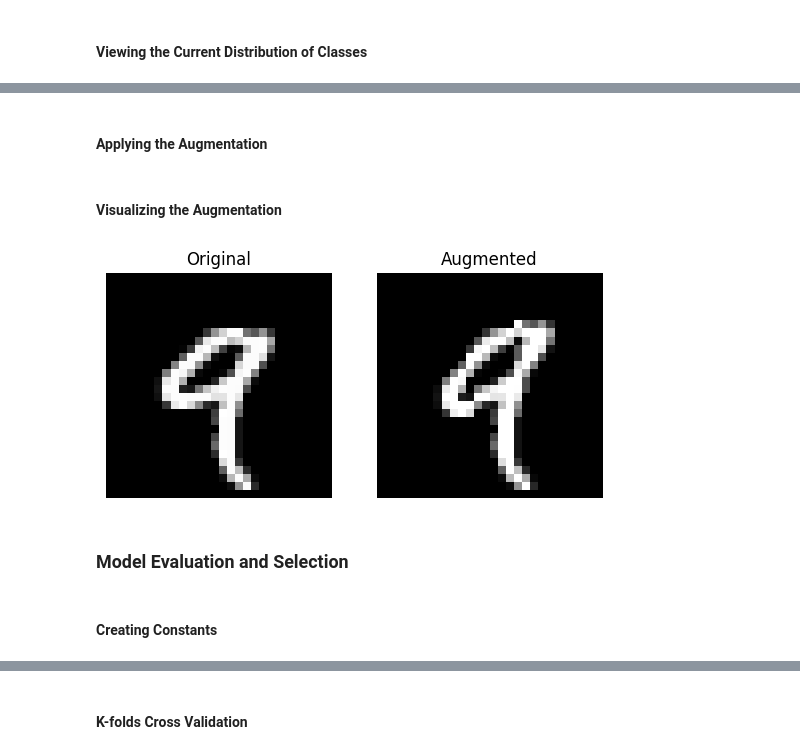
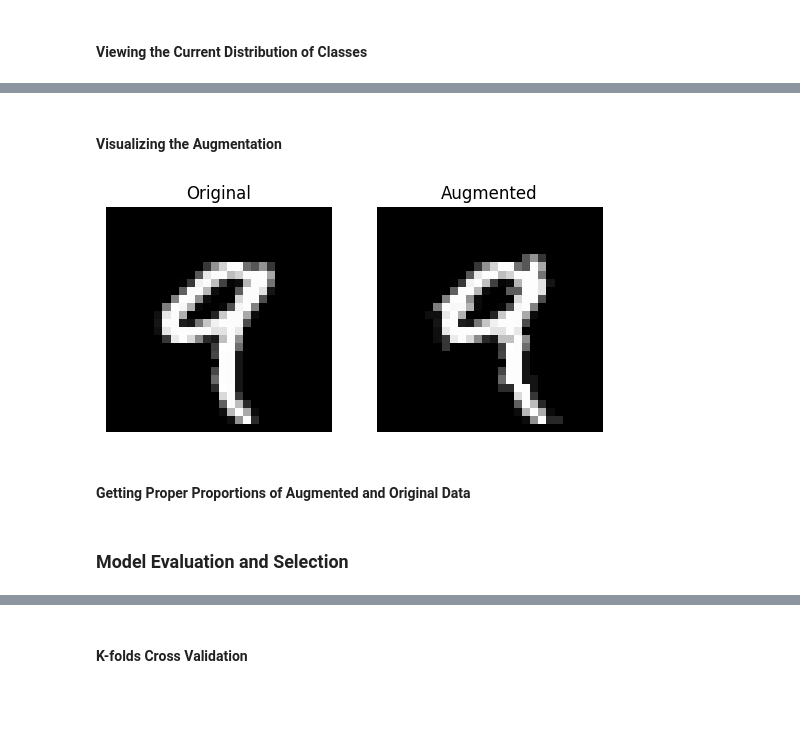
Before and after one commit to dariansal/deep-learning-mnist, a Jupyter notebook: notebooks/model-selection.ipynb, the cells around one changed output, grey strips where cells are left out. Drawn from its saved outputs; the diff is of its cells as text; code cells hidden in the pictures; blank space fills up the shorter version.

```diff
--- a/notebooks/model-selection.ipynb
+++ b/notebooks/model-selection.ipynb
@@ -37,7 +37,10 @@ class Hypers:
         self.hidden_one = hyper_dict['hidden_one']
         self.hidden_two = hyper_dict['hidden_two']
         self.n_slope = hyper_dict['n_slope']
+        self.augment = hyper_dict['augment']
+        self.prob_augment = hyper_dict['prob_augment']
 
+#can feed this into functions that need hypers
 hypers = Hypers('../config/hyperparameters.json')
 # %% [markdown]
 ### __The Model Blueprint__
@@ -105,0 +109,2 @@ norm_dataset = datasets.MNIST(root = '../data', train = True, download = False,
+# %%
+transform_norm, transform_aug = transformations(hypers.augment)
@@ -148,2 +172,0 @@ Test Accuracy for 5: 97.09%
-# %% [markdown]
-#### __Applying the Augmentation__
@@ -156,24 +173,33 @@ full_train_dataset = ConcatDataset([norm_dataset, aug_dataset])
 # %% [markdown]
 #### __Visualizing the Augmentation__
 # %%
-index = 4
+def side_by_side_plot(image1, image2, title1, title2):
+    plt.subplot(1, 2, 1)
+    plt.imshow(image1, cmap="grey")
+    plt.title(f'{title1}')
+    plt.axis("off")
 
-aug_image, label = aug_dataset[index]
-aug_image = aug_image.squeeze(0) #remove singleton dimension (provides no new info)
+    plt.subplot(1,2,2)
+    plt.title(f'{title2}')
+    plt.imshow(image2, cmap = "grey")
+    plt.axis("off")
 
-image, label = norm_dataset[index]
-image = image.squeeze(0) #remove singleton dimension (provides no new info)
+    plt.show()
 
-plt.subplot(1, 2, 1)
-plt.imshow(image, cmap="grey")
-plt.title("Original")
-plt.axis("off")
-
-plt.subplot(1,2,2)
-plt.title("Augmented")
-plt.imshow(aug_image, cmap = "grey")
-plt.axis("off")
-
-plt.show()
+def get_image(dataset, index):
+    image, __ = dataset[index]
+    return image.squeeze(0) #remove singleton batch_size dimension (provides no new info); now 2D (28x28) array
-# %% [output]
-[figure, removed]
+# %%
+#transformation applied on the fly when image accessed; every epoch sees dif versions of images
+norm_dataset = datasets.MNIST(root = '../data', train = True, download = False, transform = transform_norm) #true on Colab
+aug_dataset = datasets.MNIST(root = '../data', train = True, download = False, transform = transform_aug)
+
+index = 4
+norm_image = get_image(norm_dataset, index)
+aug_image = get_image(aug_dataset, index)
+
+side_by_side_plot(norm_image, aug_image, "Original", "Augmented")
+# %% [output]
+[figure, added]
+# %% [markdown]
+#### __Getting Proper Proportions of Augmented and Original Data__
@@ -180,4 +262,2 @@ plt.show()
 # %% [markdown]
 ### __Model Evaluation and Selection__
-# %% [markdown]
-#### __Creating Constants__
```
Also changed, not shown: parts of 37 cells of this notebook, 2 other files.
